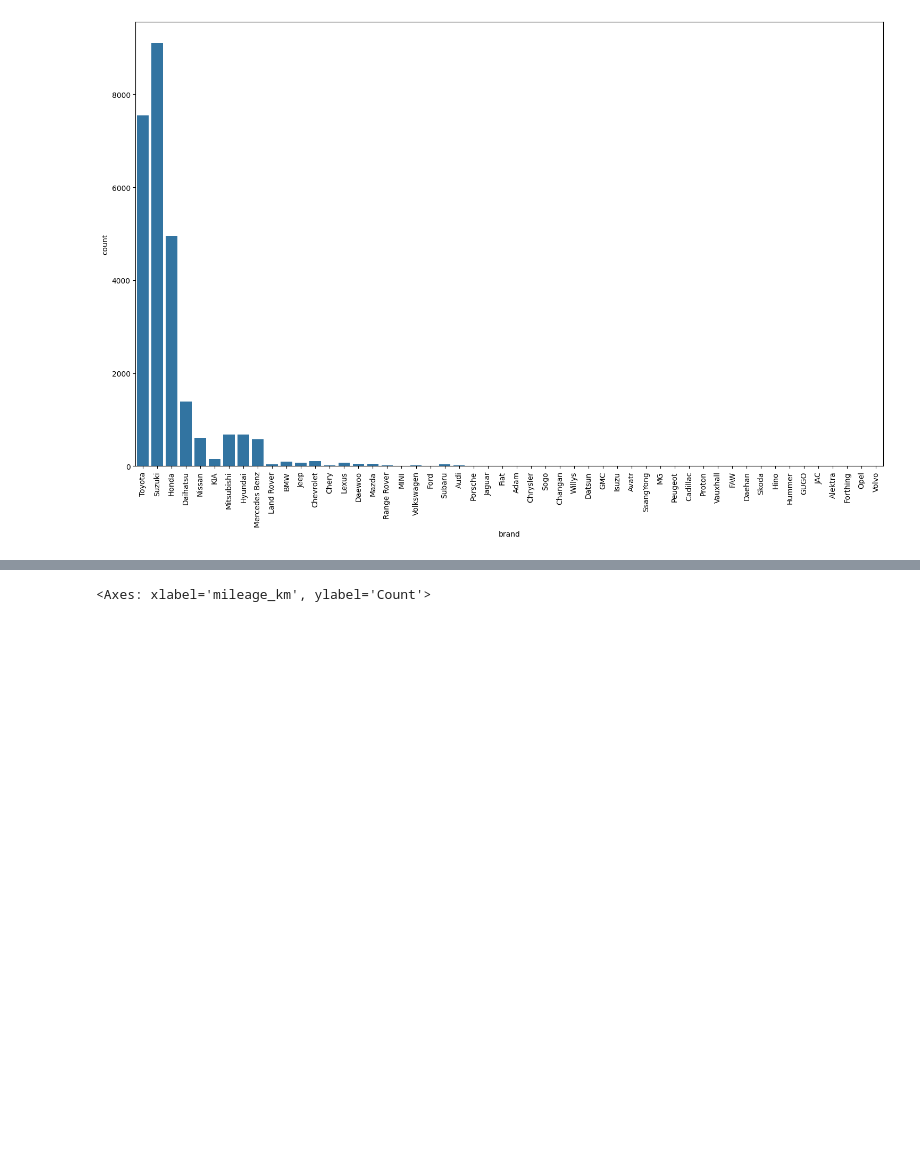
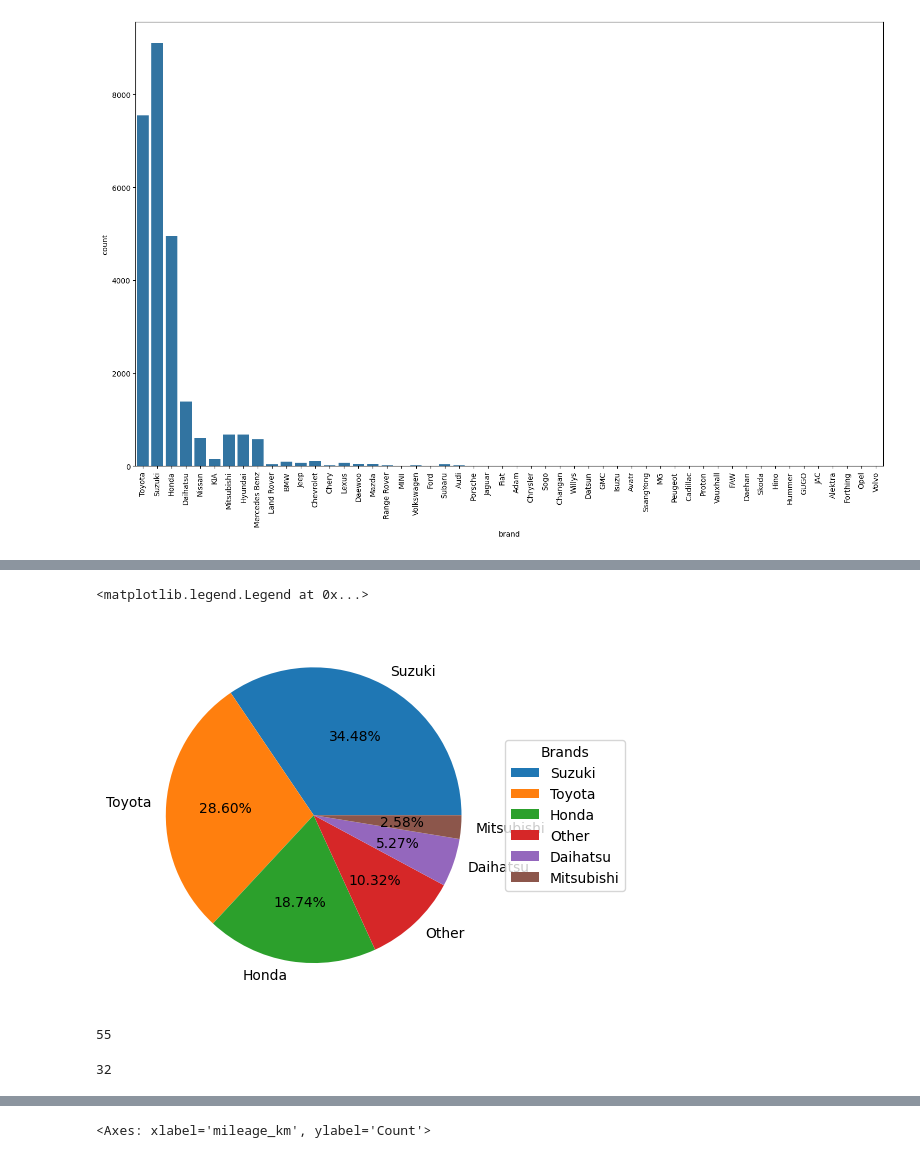
Before and after one commit to Hamzaa09/ML-Basics, a Jupyter notebook: used_cars_price_predictor_project/univariate_eda.ipynb, the cells around one changed output, grey strips where cells are left out. Drawn from its saved outputs; the diff is of its cells as text; code cells hidden in the pictures; blank space fills up the shorter version.

```diff
--- a/used_cars_price_predictor_project/univariate_eda.ipynb
+++ b/used_cars_price_predictor_project/univariate_eda.ipynb
@@ -62,0 +102,29 @@ plt.tight_layout()
+# %%
+data = df
+
+top_5_brands = df['brand'].value_counts().nlargest(5).index
+
+data['grouped_brands'] = data['brand'].where(df['brand'].isin(top_5_brands), 'Other')
+# %%
+plt.pie(x=data['grouped_brands'].value_counts(), autopct='%.2f%%',
+        labels=df['grouped_brands'].value_counts().index)
+plt.legend(
+    title="Brands",
+    loc="center left",
+    bbox_to_anchor=(1, 0.5)  # Places the legend to the right of the chart
+)
+# %% [output]
+<matplotlib.legend.Legend at 0x...>
+[figure, added]
+# %%
+len(df['model'].unique())
+# %% [output]
+55
+# %%
+models = df['model'].value_counts()
+rare_models = models[models.values <= 250]
+common_models = models[models.values > 250]
+
+len(rare_models)
+# %% [output]
+32
```
Also changed, not shown: parts of 32 cells of this notebook.
